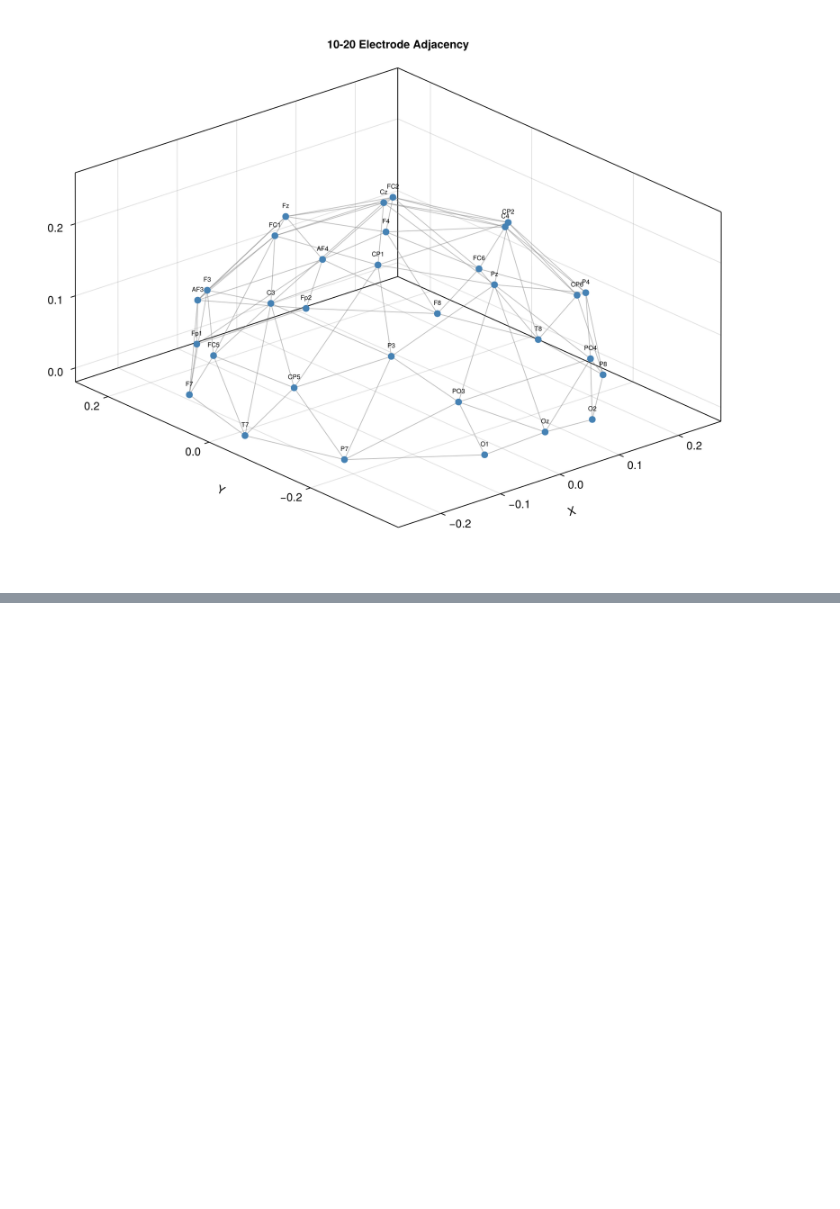
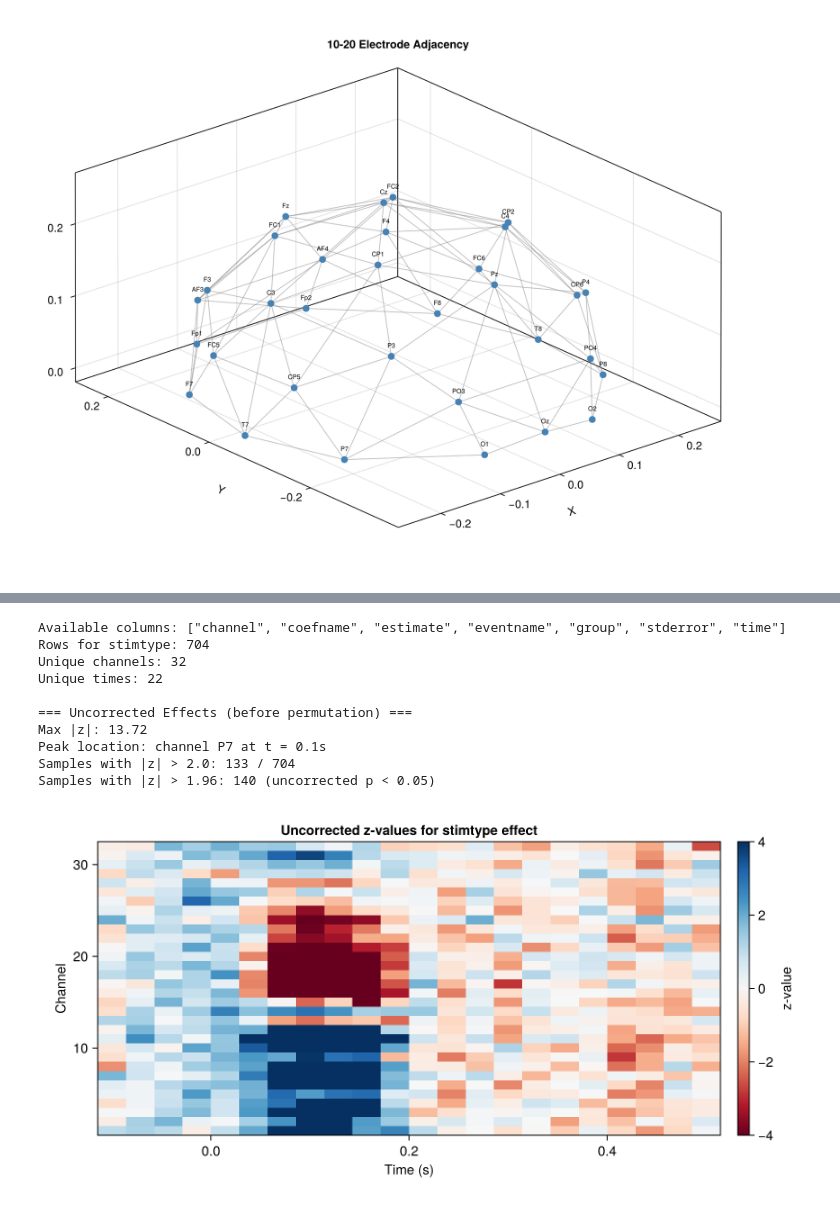
Before and after one commit to rosagross/ClusterComputation, a Jupyter notebook: notebooks/tutorial_notebook.ipynb, the cells around one changed output, grey strips where cells are left out. Saved outputs shown, nothing was run; the diff lists cells and outputs as text; code cells hidden in the pictures; blank space fills up the shorter version.

Commit message:
Intermediate cluster tests

```diff
--- a/notebooks/tutorial_notebook.ipynb
+++ b/notebooks/tutorial_notebook.ipynb
@@ -105,0 +290,74 @@ fig
+# %%
+# Check uncorrected effects before running permutation test
+# Extract coefficients for the stimtype effect
+coefs = coeftable(m)
+
+# Show available columns
+println("Available columns: $(names(coefs))")
+
+# Filter for stimtype coefficient
+coef_stimtype = filter(r -> r.coefname == "stimtype: face", coefs)
+println("Rows for stimtype: $(nrow(coef_stimtype))")
+
+# Check how many unique channels and times we have
+unique_channels = sort(unique(coef_stimtype.channel))
+unique_times = sort(unique(coef_stimtype.time))
+println("Unique channels: $(length(unique_channels))")
+println("Unique times: $(length(unique_times))")
+
+# Compute z-values from estimate/stderror, handling missing values
+# Replace Nothing with NaN for computation
+estimate_vec = [isnothing(x) ? NaN : Float64(x) for x in coef_stimtype.estimate]
+stderror_vec = [isnothing(x) ? NaN : Float64(x) for x in coef_stimtype.stderror]
+z_vec = estimate_vec ./ stderror_vec
+
+coef_stimtype[!, :z] = z_vec
+
+# Average across groups if there are multiple entries per channel×time
+z_summary = combine(
+    groupby(coef_stimtype, [:channel, :time]),
+    :z => (x -> mean(filter(!isnan, x))) => :z
+)
+sort!(z_summary, [:channel, :time])
+
+# Replace NaN with 0 for visualization
+z_summary.z = replace(z_summary.z, NaN => 0.0)
+
+# Reshape z-values to channels × times
+n_ch_coef = length(unique_channels)
+n_t_coef = length(unique_times)
+z_vals = reshape(z_summary.z, n_t_coef, n_ch_coef)'  # (channels × times)
+
+# Check for significant z-values (|z| > 2.0)
+n_sig_uncorrected = sum(abs.(z_vals) .> 2.0)
+max_z = maximum(abs.(z_vals))
+peak_idx = argmax(abs.(z_vals))
+peak_ch, peak_t = Tuple(CartesianIndices(z_vals)[peak_idx])
+
+println("\n=== Uncorrected Effects (before permutation) ===")
+println("Max |z|: $(round(max_z, digits=2))")
+println("Peak location: channel $(electrode_labels[peak_ch]) at t = $(round(unique_times[peak_t], digits=3))s")
+println("Samples with |z| > 2.0: $(n_sig_uncorrected) / $(length(z_vals))")
+println("Samples with |z| > 1.96: $(sum(abs.(z_vals) .> 1.96)) (uncorrected p < 0.05)")
+
+# Quick visualization of z-values
+fig_z = Figure(size = (800, 400))
+ax_z = Axis(fig_z[1, 1],
+    title = "Uncorrected z-values for stimtype effect",
+    xlabel = "Time (s)",
+    ylabel = "Channel")
+hm = heatmap!(ax_z, collect(unique_times), 1:n_ch_coef, z_vals', colormap = :RdBu, colorrange = (-4, 4))
+Colorbar(fig_z[1, 2], hm, label = "z-value")
+fig_z
+# %% [output]
+Available columns: ["channel", "coefname", "estimate", "eventname", "group", "stderror", "time"]
+Rows for stimtype: 704
+Unique channels: 32
+Unique times: 22
+
+=== Uncorrected Effects (before permutation) ===
+Max |z|: 13.72
+Peak location: channel P7 at t = 0.1s
+Samples with |z| > 2.0: 133 / 704
+Samples with |z| > 1.96: 140 (uncorrected p < 0.05)
+[figure, added]
```
Also changed, not shown: parts of 15 cells of this notebook, 2 other files.
